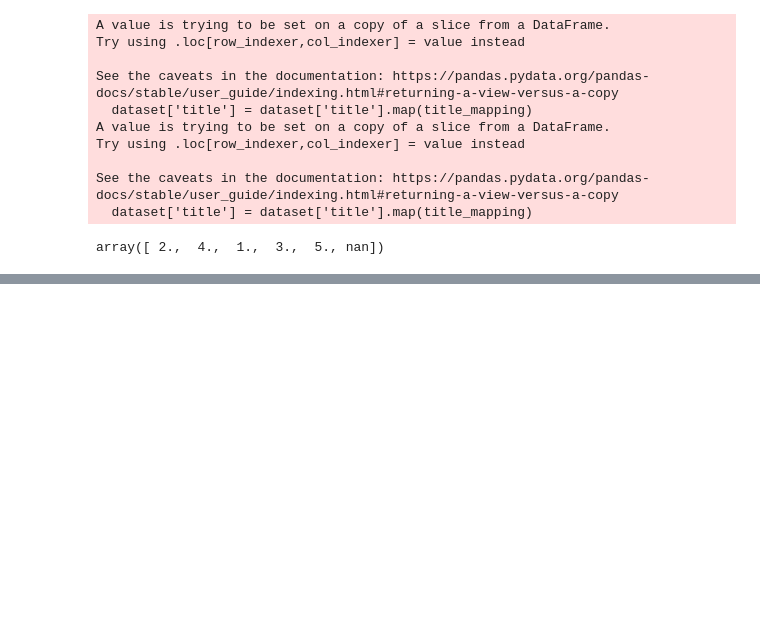
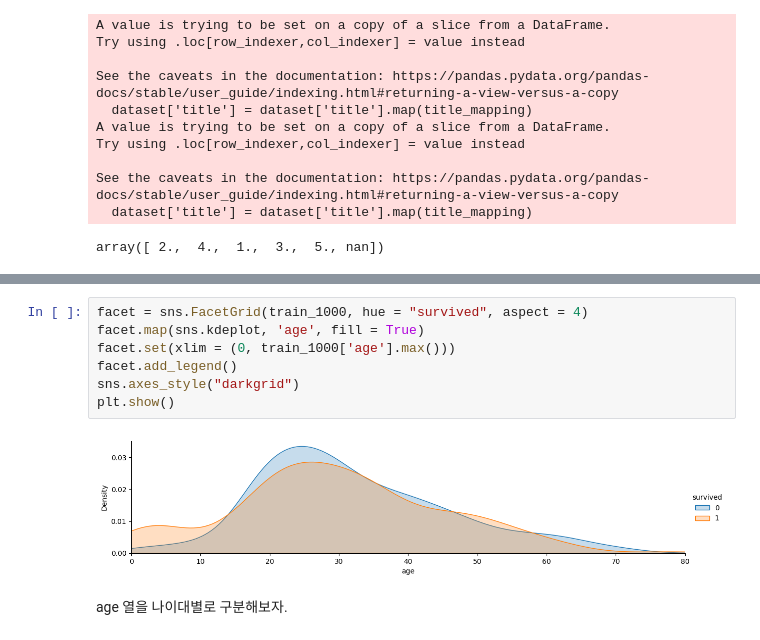
Before and after one commit to khangte/lgup6, a Jupyter notebook: lab02/chapter7/titanic5_1.ipynb, the cells around one changed output, grey strips where cells are left out. Saved outputs shown, nothing was run; the diff lists cells and outputs as text; blank space fills up the shorter version.

```diff
--- a/lab02/chapter7/titanic5_1.ipynb
+++ b/lab02/chapter7/titanic5_1.ipynb
@@ -113,0 +241,11 @@ array([ 2.,  4.,  1.,  3.,  5., nan])
+# %%
+facet = sns.FacetGrid(train_1000, hue = "survived", aspect = 4)
+facet.map(sns.kdeplot, 'age', fill = True)
+facet.set(xlim = (0, train_1000['age'].max()))
+facet.add_legend()
+sns.axes_style("darkgrid")
+plt.show()
+# %% [output]
+[figure, added]
+# %% [markdown]
+age 열을 나이대별로 구분해보자.
```
Also changed, not shown: parts of 42 cells of this notebook, 1 other file.
